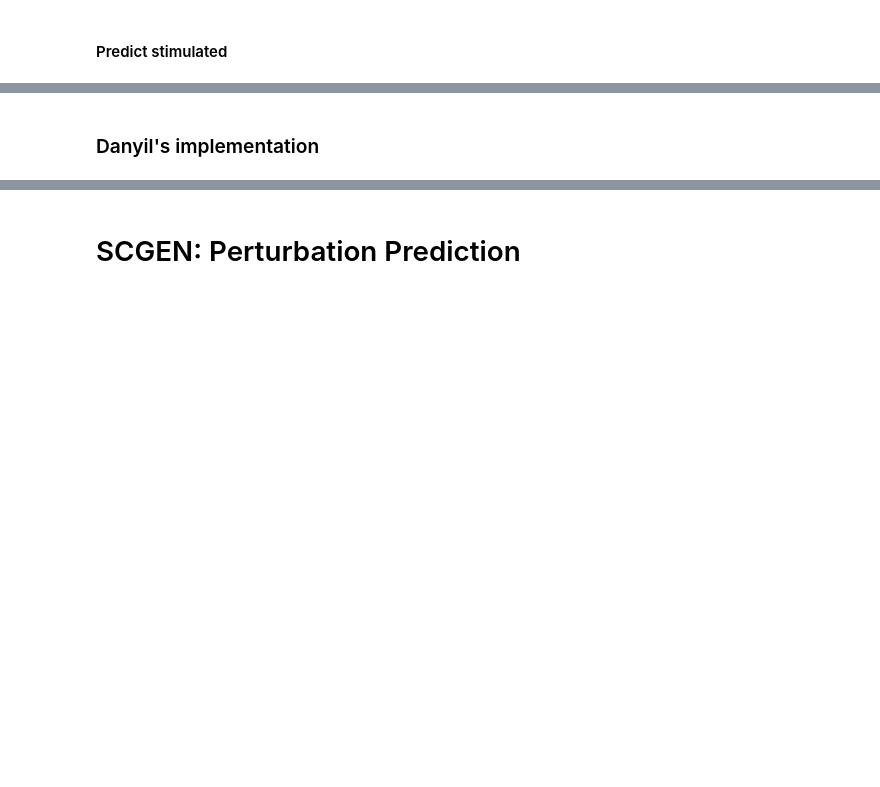
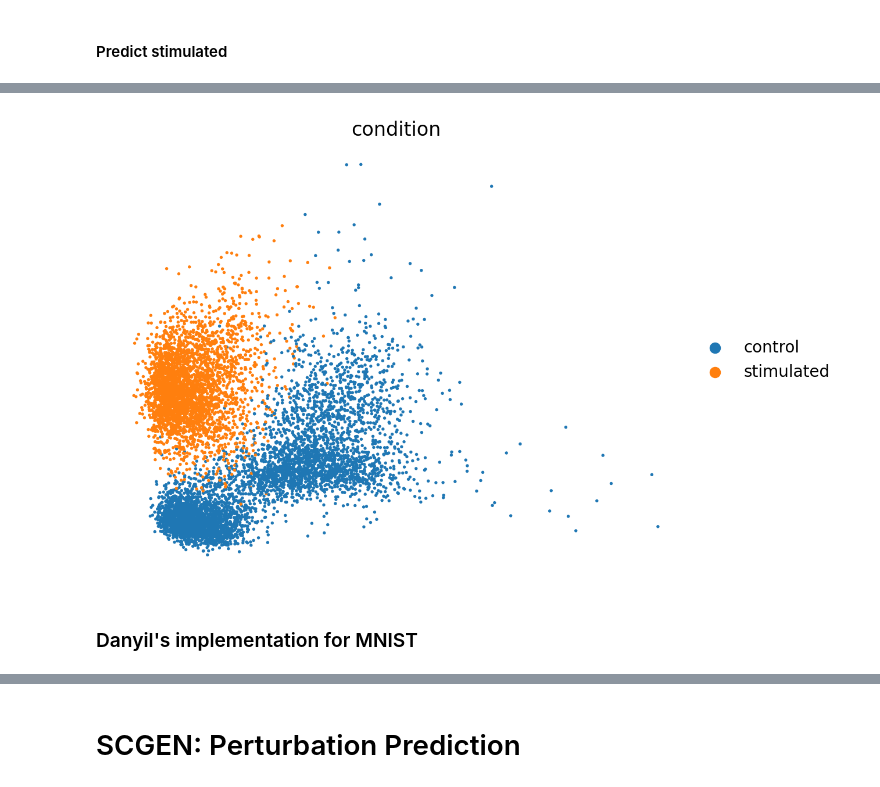
Before and after one commit to danorel/vaegen, a Jupyter notebook: scGen+VAE.ipynb, the cells around one changed output, grey strips where cells are left out. Saved outputs shown, nothing was run; the diff lists cells and outputs as text; code cells hidden in the pictures; blank space fills up the shorter version.

```diff
--- a/scGen+VAE.ipynb
+++ b/scGen+VAE.ipynb
@@ -270,10 +281,14 @@ def balancer(
 
     balanced_data = adata[np.concatenate(index_all)].copy()
     return balanced_data
+# %%
+def get_latent_representation(autoencoder, adata, as_numpy=False):
+    qz_m, qz_v, latent_X = autoencoder.encoder(torch.tensor(adata.to_df().values))
+    if as_numpy:
+        return latent_X.detach().numpy()
+    else:
+        return sc.AnnData(X=latent_X.detach().numpy(), obs=adata.obs.copy())
 # %%
-def get_latent_representation(autoencoder, adata):
-    qz_m, qz_v, latent_X = autoencoder.encoder(torch.tensor(adata.to_df().values))
-    return sc.AnnData(X=latent_X.detach().numpy(), obs=adata.obs.copy())
 
 
 def predict(autoencoder,
@@ -307,22 +322,22 @@ def predict(autoencoder,
     stim_adata = stim_x[stim_ind, :]
 
     # compute mean of control/stimulated in latent space
-    latent_ctrl = np.mean(get_latent_representation(autoencoder, ctrl_adata), axis=0)
-    latent_stim = np.mean(get_latent_representation(autoencoder, stim_adata), axis=0)
+    latent_ctrl = np.mean(get_latent_representation(autoencoder, ctrl_adata, as_numpy=True), axis=0)
+    latent_stim = np.mean(get_latent_representation(autoencoder, stim_adata, as_numpy=True), axis=0)
 
     delta = latent_stim - latent_ctrl
 
     # get latent representation of anndata we want to predict stimulated for
-    latent_cd = get_latent_representation(autoencoder, ctrl_pred)
+    latent_cd = get_latent_representation(autoencoder, ctrl_pred, as_numpy=True)
 
     stim_pred = delta + latent_cd
 
     # decode predicted stimulated
     predicted_cells = (
-        autoencoder.decode(torch.Tensor(stim_pred)).cpu().detach().numpy()
+        autoencoder.decoder(torch.Tensor(stim_pred)).cpu().detach().numpy()
     )
 
-    predicted_adata = AnnData(
+    predicted_adata = sc.AnnData(
         X=predicted_cells,
         obs=ctrl_pred.obs.copy(),
         var=ctrl_pred.var.copy(),
@@ -336,8 +351,9 @@ predicted_adata, delta = predict(autoencoder, train_new, celltype_to_predict='CD
 ctrl_adata = train[((train.obs['cell_type'] == 'CD4T') & (train.obs['condition'] == 'control'))]
 stim_adata = train[((train.obs['cell_type'] == 'CD4T') & (train.obs['condition'] == 'stimulated'))]
 
-eval_adata = ctrl_adata.concatenate(stim_adata, pred)
+eval_adata = ctrl_adata.concatenate(stim_adata, predicted_adata)
 
 sc.tl.pca(eval_adata)
 sc.pl.pca(eval_adata, color="condition", frameon=False,
-           save='pred_stim_b32_klw000005_z100__100e.pdf')
+           save='pred_eval.pdf')
+# %% [output]
@@ -343,0 +361 @@ sc.pl.pca(eval_adata, color="condition", frameon=False,
+[figure, added]
@@ -344,3 +437,3 @@ sc.pl.pca(eval_adata, color="condition", frameon=False,
 # %% [markdown]
-### Danyil's implementation
+### Danyil's implementation for MNIST
 # %%
```
Also changed, not shown: parts of 9 cells of this notebook.
